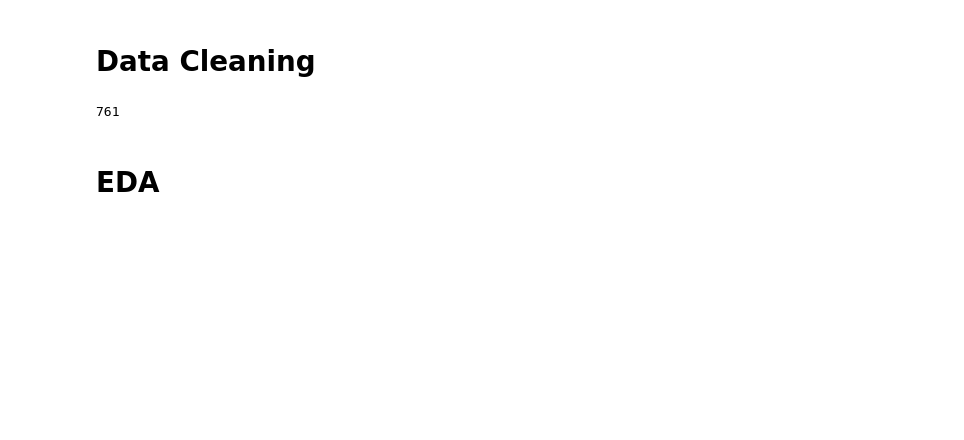
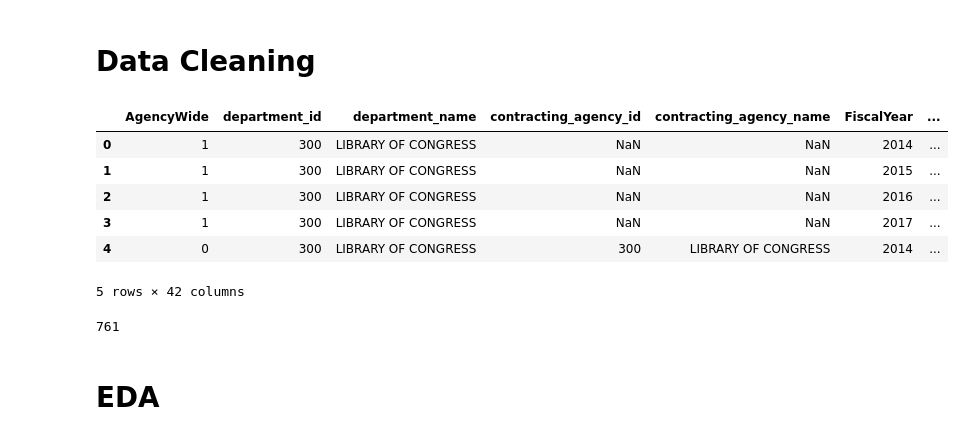
Before and after one commit to GSA/contracting-hypotheses, a Jupyter notebook: panel_regression.ipynb, the cells around one changed output. Cells and saved outputs as stored; diff of their text form; code cells hidden in the pictures; blank space fills up the shorter version.

```diff
--- a/panel_regression.ipynb
+++ b/panel_regression.ipynb
@@ -61,3 +71,13 @@ I'm not certain what transformations were done or what variables left out.  I kn
 # %% [markdown]
 # Data Cleaning
+# %%
+data.head()
+# %% [output]
+|  | AgencyWide | department_id | department_name | contracting_agency_id | contracting_agency_name | FiscalYear | ... |
+| 0 | 1 | 300 | LIBRARY OF CONGRESS | NaN | NaN | 2014 | ... |
+| 1 | 1 | 300 | LIBRARY OF CONGRESS | NaN | NaN | 2015 | ... |
+| 2 | 1 | 300 | LIBRARY OF CONGRESS | NaN | NaN | 2016 | ... |
+| 3 | 1 | 300 | LIBRARY OF CONGRESS | NaN | NaN | 2017 | ... |
+| 4 | 0 | 300 | LIBRARY OF CONGRESS | 300 | LIBRARY OF CONGRESS | 2014 | ... |
+5 rows × 42 columns
 # %%
```
Also changed, not shown: parts of 54 cells of this notebook.
